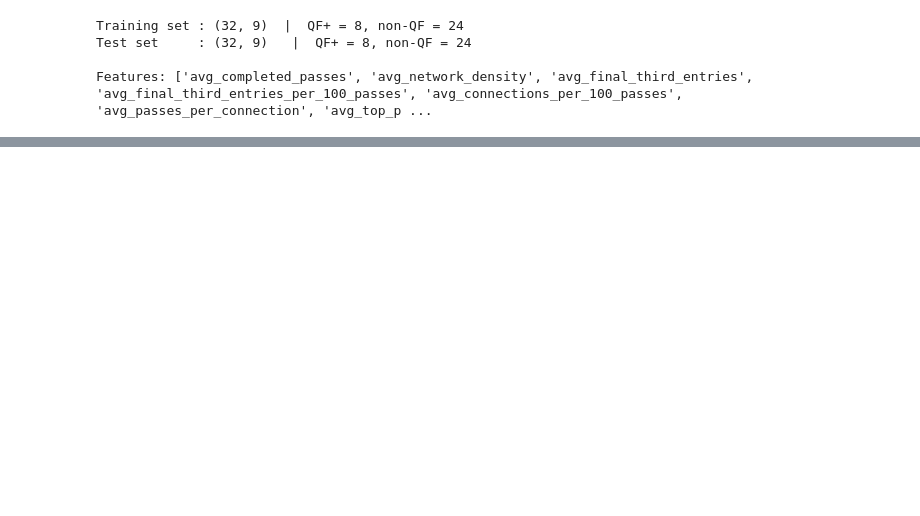
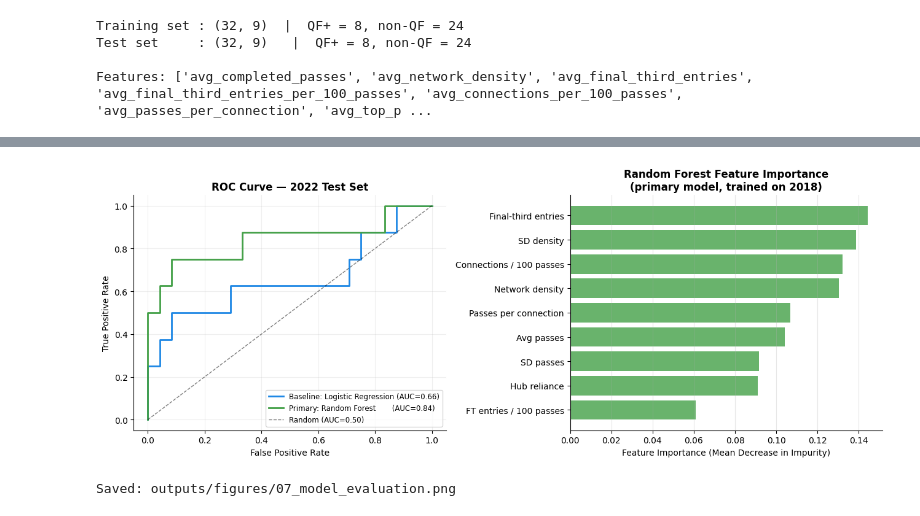
Before and after one commit to NafisaTas1414/WC_PASSING_NETWORKS, a Jupyter notebook: notebooks/07_historical_qf_modeling.ipynb, the cells around one changed output, grey strips where cells are left out. Saved outputs shown, nothing was run; the diff lists cells and outputs as text; code cells hidden in the pictures; blank space fills up the shorter version.

```diff
--- a/notebooks/07_historical_qf_modeling.ipynb
+++ b/notebooks/07_historical_qf_modeling.ipynb
@@ -533,0 +623,48 @@ The signal is real but style-dependent. The model reliably identifies **possessi
+# %%
+fig, axes = plt.subplots(1, 2, figsize=(13, 5))
+
+# ── ROC curves (2022 test set, both models) ────────────────────────────────
+ax = axes[0]
+for proba, label, color in [
+    (lr_proba, f'Baseline: Logistic Regression (AUC={lr_auc:.2f})', '#1E88E5'),
+    (rf_proba, f'Primary: Random Forest       (AUC={rf_auc:.2f})', '#43A047'),
+]:
+    fpr, tpr, _ = roc_curve(y_test, proba)
+    ax.plot(fpr, tpr, color=color, linewidth=2, label=label)
+ax.plot([0,1],[0,1], 'k--', linewidth=1, alpha=0.5, label='Random (AUC=0.50)')
+ax.set_xlabel('False Positive Rate'); ax.set_ylabel('True Positive Rate')
+ax.set_title('ROC Curve — 2022 Test Set', fontweight='bold')
+ax.legend(fontsize=8.5); ax.grid(alpha=0.2)
+ax.spines[['top','right']].set_visible(False)
+
+# ── Feature importance (RF, primary model) ─────────────────────────────────
+ax = axes[1]
+short_names = {
+    'avg_completed_passes':                   'Avg passes',
+    'avg_network_density':                    'Network density',
+    'avg_final_third_entries':                'Final-third entries',
+    'avg_final_third_entries_per_100_passes': 'FT entries / 100 passes',
+    'avg_connections_per_100_passes':         'Connections / 100 passes',
+    'avg_passes_per_connection':              'Passes per connection',
+    'avg_top_player_reliance':                'Hub reliance',
+    'std_network_density':                    'SD density',
+    'std_completed_passes':                   'SD passes',
+}
+imp_sorted = imp_df.sort_values('importance')
+ax.barh(
+    [short_names[f] for f in imp_sorted['feature']],
+    imp_sorted['importance'],
+    color='#43A047', alpha=0.8,
+)
+ax.set_xlabel('Feature Importance (Mean Decrease in Impurity)')
+ax.set_title('Random Forest Feature Importance\n(primary model, trained on 2018)', fontweight='bold')
+ax.spines[['top','right']].set_visible(False)
+ax.grid(axis='x', alpha=0.3)
+
+plt.tight_layout()
+plt.savefig(FIG_DIR / '07_model_evaluation.png', dpi=150, bbox_inches='tight')
+plt.show()
+print('Saved: outputs/figures/07_model_evaluation.png')
+# %% [output]
+[figure, new version]
+Saved: outputs/figures/07_model_evaluation.png
```
Also changed, not shown: parts of 39 cells of this notebook, 17 other files.
